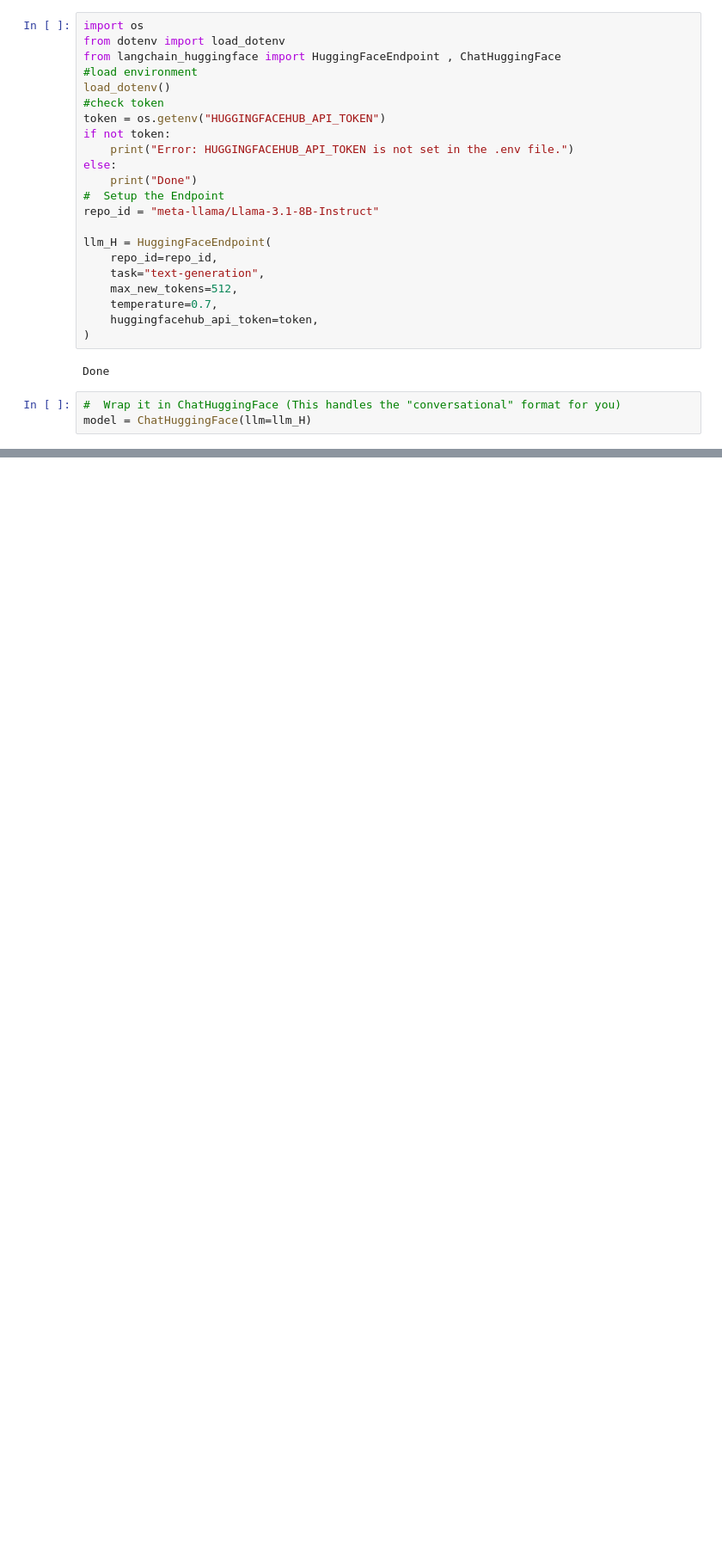
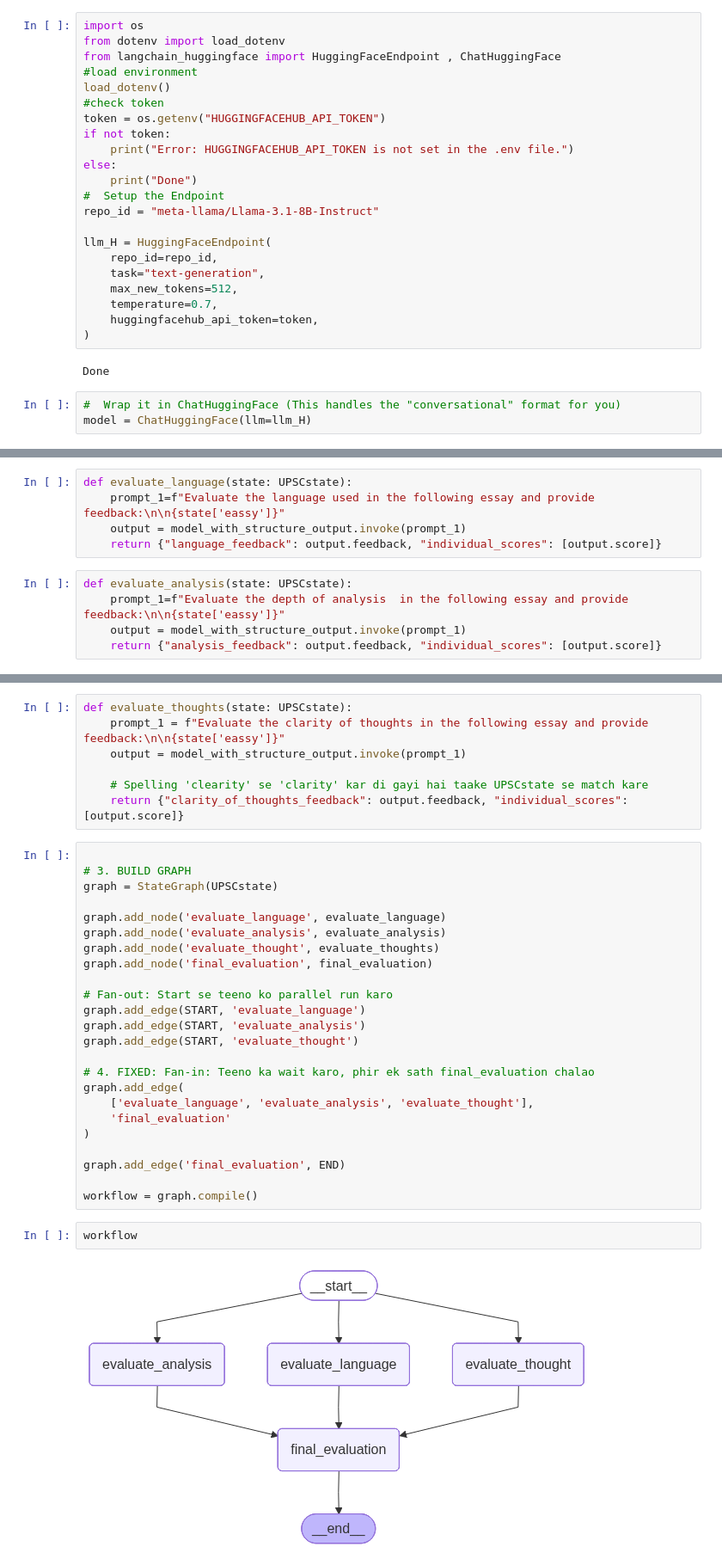
Before and after one commit to ziaulislam-mughal/ai-agents-LangGraph, a Jupyter notebook: Parallel_graph.ipynb, the cells around one changed output, grey strips where cells are left out. Shown at 86% size. Drawn from its saved outputs; the diff is of its cells as text; blank space fills up the shorter version.

Commit message:
Parallel Excuption : LLM workflow

```diff
--- a/Parallel_graph.ipynb
+++ b/Parallel_graph.ipynb
@@ -123,0 +222,10 @@ model = ChatHuggingFace(llm=llm_H)
+# %%
+def evaluate_language(state: UPSCstate):
+    prompt_1=f"Evaluate the language used in the following essay and provide feedback:\n\n{state['eassy']}"
+    output = model_with_structure_output.invoke(prompt_1)
+    return {"language_feedback": output.feedback, "individual_scores": [output.score]}
+# %%
+def evaluate_analysis(state: UPSCstate):
+    prompt_1=f"Evaluate the depth of analysis  in the following essay and provide feedback:\n\n{state['eassy']}"
+    output = model_with_structure_output.invoke(prompt_1)
+    return {"analysis_feedback": output.feedback, "individual_scores": [output.score]}
@@ -123,0 +255,35 @@ model = ChatHuggingFace(llm=llm_H)
+# %%
+def evaluate_thoughts(state: UPSCstate):
+    prompt_1 = f"Evaluate the clarity of thoughts in the following essay and provide feedback:\n\n{state['eassy']}"
+    output = model_with_structure_output.invoke(prompt_1)
+
+    # Spelling 'clearity' se 'clarity' kar di gayi hai taake UPSCstate se match kare
+    return {"clarity_of_thoughts_feedback": output.feedback, "individual_scores": [output.score]}
+# %%
+
+# 3. BUILD GRAPH
+graph = StateGraph(UPSCstate)
+
+graph.add_node('evaluate_language', evaluate_language)
+graph.add_node('evaluate_analysis', evaluate_analysis)
+graph.add_node('evaluate_thought', evaluate_thoughts)
+graph.add_node('final_evaluation', final_evaluation)
+
+# Fan-out: Start se teeno ko parallel run karo
+graph.add_edge(START, 'evaluate_language')
+graph.add_edge(START, 'evaluate_analysis')
+graph.add_edge(START, 'evaluate_thought')
+
+# 4. FIXED: Fan-in: Teeno ka wait karo, phir ek sath final_evaluation chalao
+graph.add_edge(
+    ['evaluate_language', 'evaluate_analysis', 'evaluate_thought'],
+    'final_evaluation'
+)
+
+graph.add_edge('final_evaluation', END)
+
+workflow = graph.compile()
+# %%
+workflow
+# %% [output]
+[figure, added]
```
Also changed, not shown: parts of 15 cells of this notebook.
